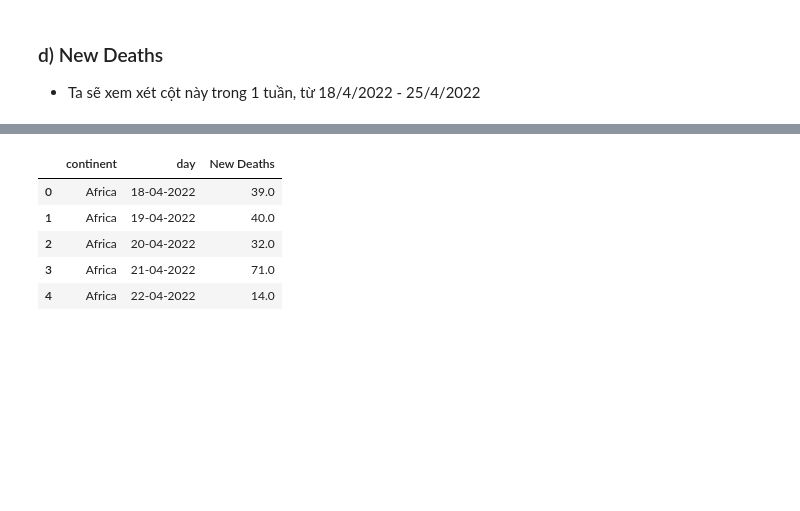
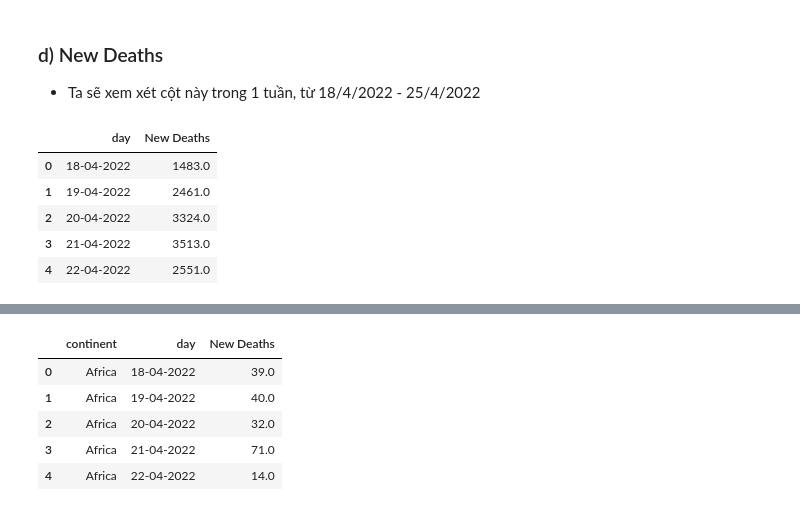
Before and after one commit to LeKiet258/DATA_VIZ_LAB01, a Jupyter notebook: Relationship.ipynb, the cells around one changed output, grey strips where cells are left out. Cells and saved outputs as stored; diff of their text form; code cells hidden in the pictures; blank space fills up the shorter version.

```diff
--- a/Relationship.ipynb
+++ b/Relationship.ipynb
@@ -167,3 +167,15 @@ Nhận xét: ...
 # %% [markdown]
 ### d) New Deaths
 - Ta sẽ xem xét cột này trong 1 tuần, từ 18/4/2022 - 25/4/2022
+# %%
+world_df = week_df.groupby(['day'])['New Deaths'].agg(sum)
+world_df = world_df.reset_index()
+
+world_df.head()
+# %% [output]
+|  | day | New Deaths |
+| 0 | 18-04-2022 | 1483.0 |
+| 1 | 19-04-2022 | 2461.0 |
+| 2 | 20-04-2022 | 3324.0 |
+| 3 | 21-04-2022 | 3513.0 |
+| 4 | 22-04-2022 | 2551.0 |
```
Also changed, not shown: parts of 7 cells of this notebook.
